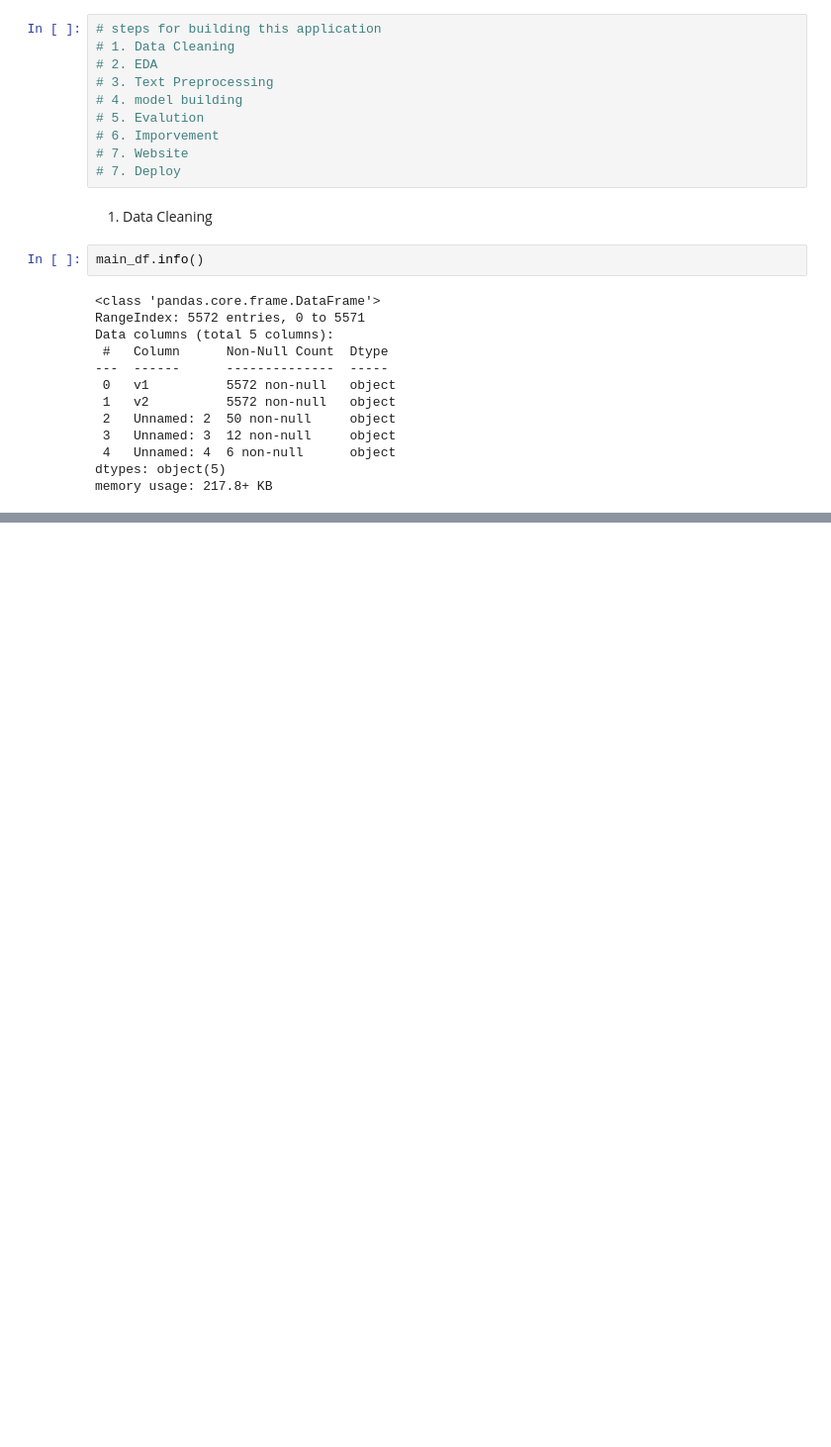
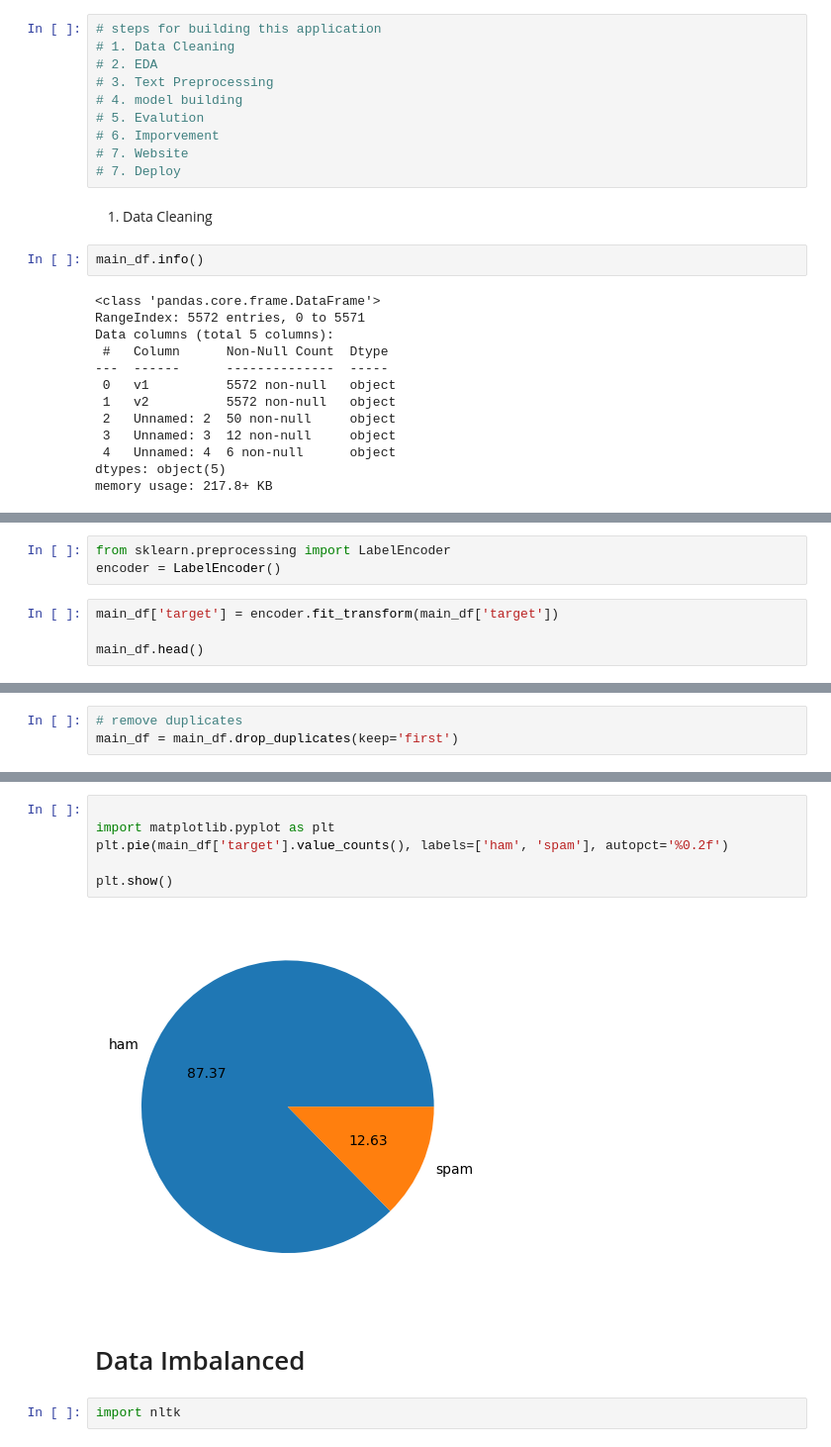
Before and after one commit to JSDev1999/Email-spam-detection, a Jupyter notebook: spamdetection.ipynb, the cells around one changed output, grey strips where cells are left out. Shown at 99% size. Cells and saved outputs as stored; diff of their text form; blank space fills up the shorter version.

```diff
--- a/spamdetection.ipynb
+++ b/spamdetection.ipynb
@@ -83,0 +84,7 @@ main_df.sample(5)
+# %%
+from sklearn.preprocessing import LabelEncoder
+encoder = LabelEncoder()
+# %%
+main_df['target'] = encoder.fit_transform(main_df['target'])
+
+main_df.head()
@@ -83,0 +110,3 @@ main_df.sample(5)
+# %%
+# remove duplicates
+main_df = main_df.drop_duplicates(keep='first')
@@ -83,0 +130,12 @@ main_df.sample(5)
+# %%
+
+import matplotlib.pyplot as plt
+plt.pie(main_df['target'].value_counts(), labels=['ham', 'spam'], autopct='%0.2f')
+
+plt.show()
+# %% [output]
+[figure, added]
+# %% [markdown]
+# Data Imbalanced
+# %%
+import nltk
```
Also changed, not shown: parts of 17 cells of this notebook, 1 other file.
